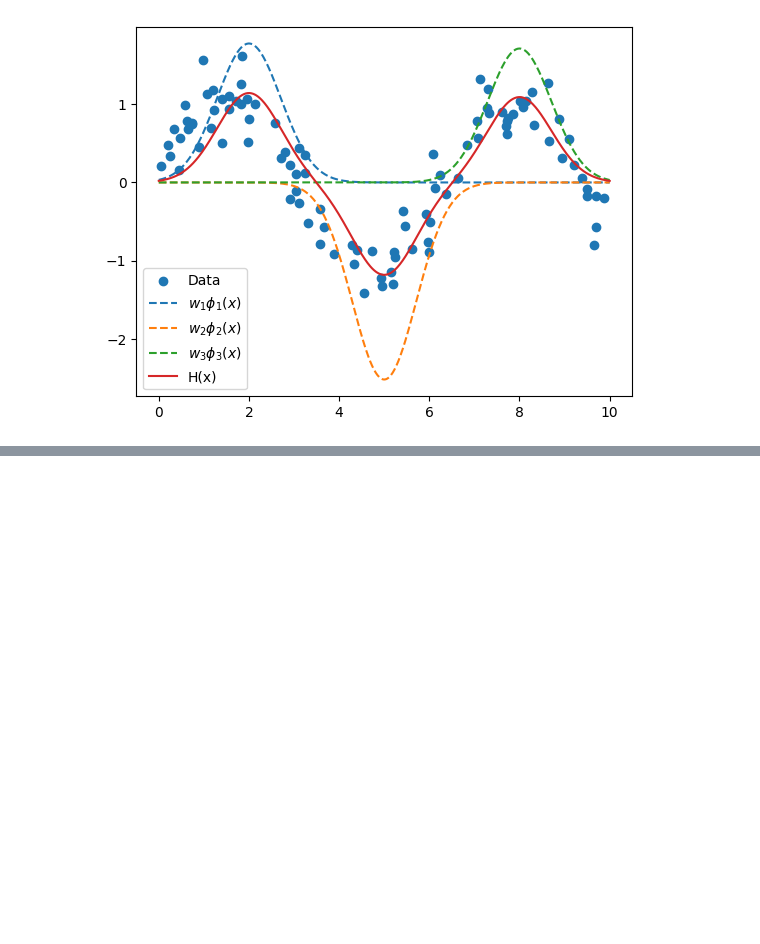
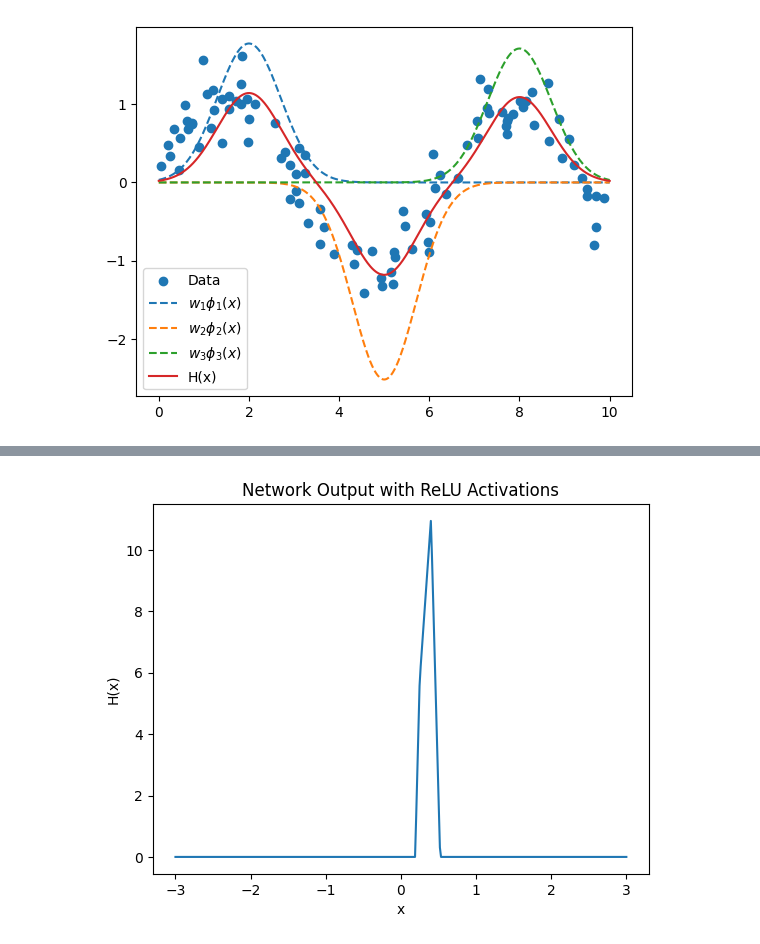
Before and after one commit to Ricki-C/DSC140B-CODING-HW, a Jupyter notebook: dsc140b-homework06.ipynb, the cells around one changed output, grey strips where cells are left out. Cells and saved outputs as stored; diff of their text form; code cells hidden in the pictures; blank space fills up the shorter version.

```diff
--- a/dsc140b-homework06.ipynb
+++ b/dsc140b-homework06.ipynb
@@ -213,0 +294,23 @@ plt.show()
+# %%
+def activationC(z):
+    return np.maximum(0, z)
+# %%
+def network_partc(x):
+    z1 = w1 * x + b1
+    a1 = activationC(z1)
+    z2 = w2.T @ a1 + b2
+    a2 = activationC(z2)
+    z3 = w3 @ a2 + b3
+    a3 = activationC(z3)
+    return a3
+# %%
+xs = np.linspace(-3, 3, 400)
+ys = [network_partc(x) for x in xs]
+# %%
+plt.plot(xs, ys)
+plt.xlabel("x")
+plt.ylabel("H(x)")
+plt.title("Network Output with ReLU Activations")
+plt.show()
+# %% [output]
+[figure, added]
```
Also changed, not shown: parts of 19 cells of this notebook.
